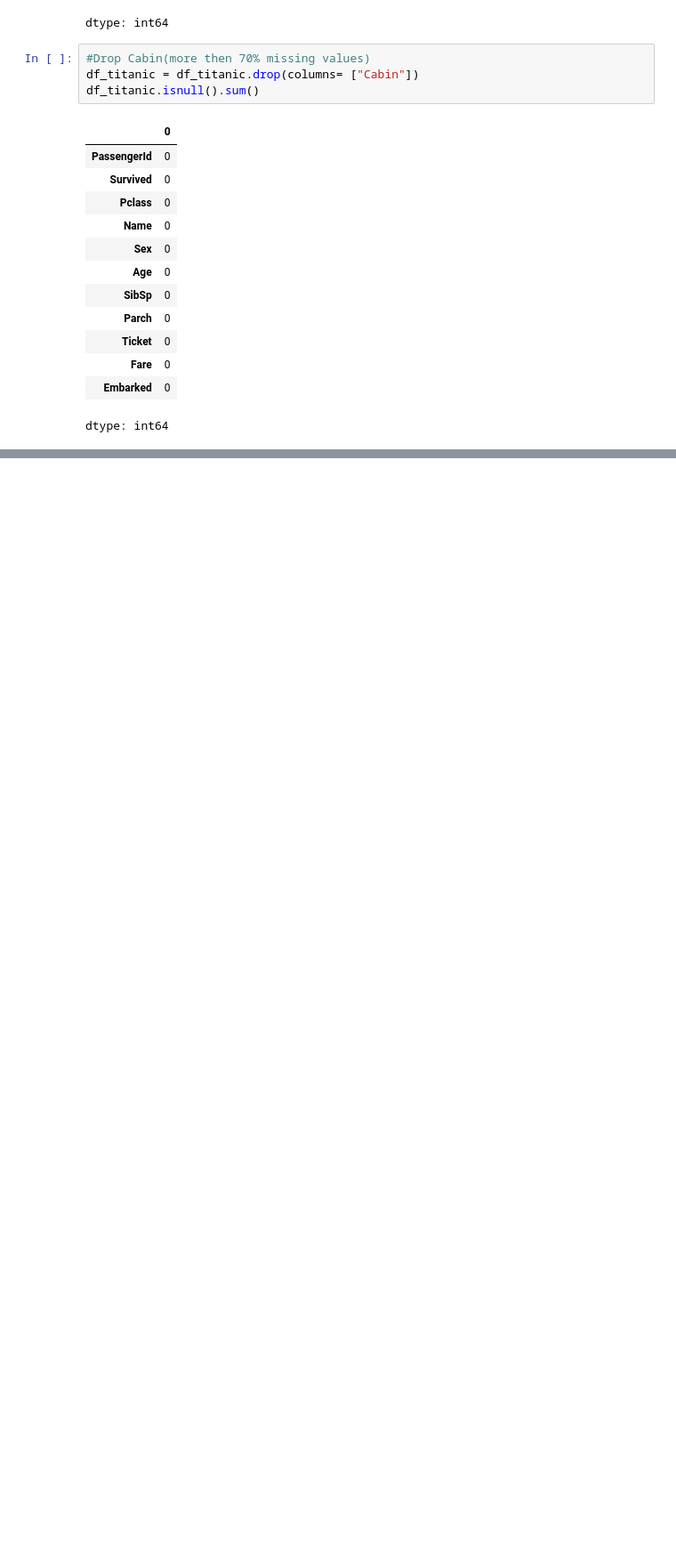
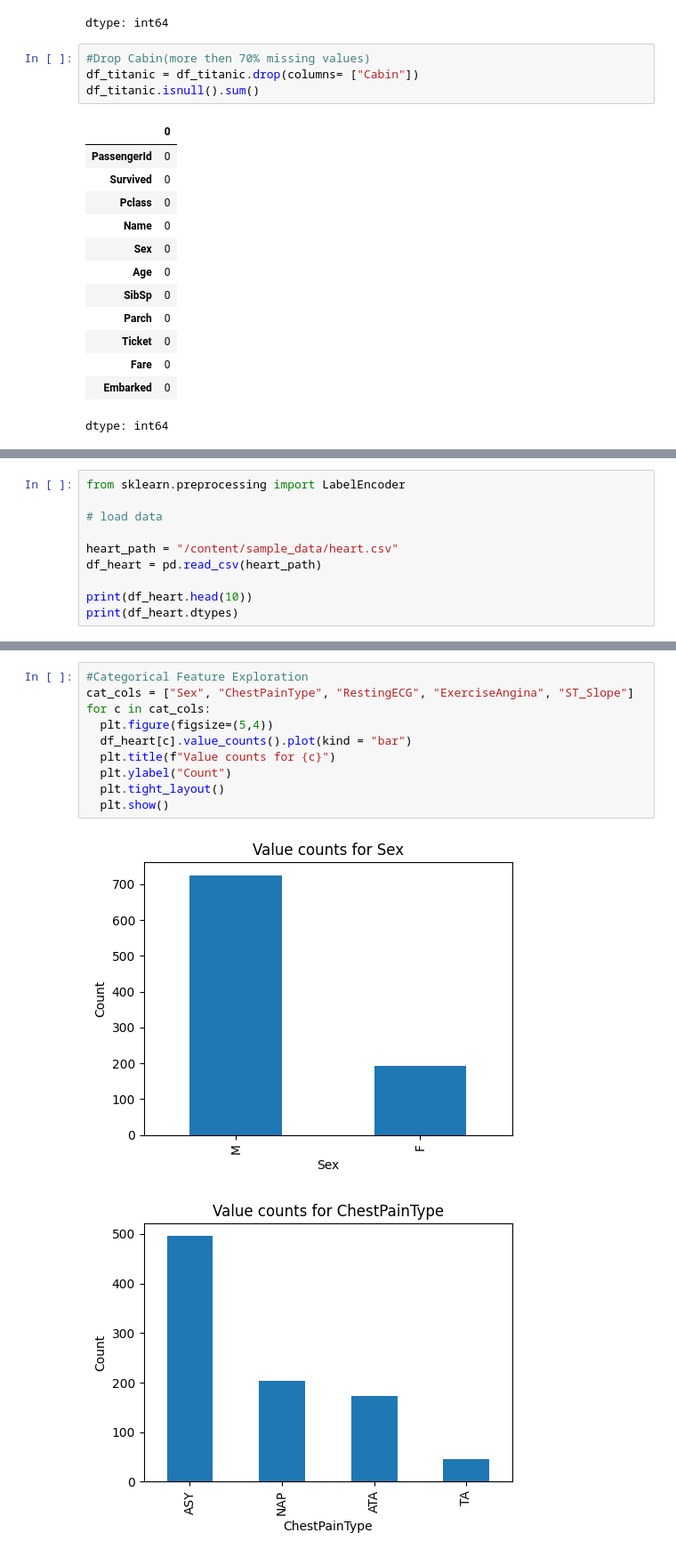
Before and after one commit to hijbullahx/AI-ML-with-phitron, a Jupyter notebook: 02_Machine_Learning/07/Data Preprocessing and Feature Engineering.ipynb, the cells around one changed output, grey strips where cells are left out. Shown at 89% size. Saved outputs shown, nothing was run; the diff lists cells and outputs as text; blank space fills up the shorter version.

Commit message:
Encoding Categorical Variables or Features

```diff
--- a/02_Machine_Learning/07/Data Preprocessing and Feature Engineering.ipynb
+++ b/02_Machine_Learning/07/Data Preprocessing and Feature Engineering.ipynb
@@ -151,0 +154,10 @@ dtype: int64
+# %%
+from sklearn.preprocessing import LabelEncoder
+
+# load data
+
+heart_path = "/content/sample_data/heart.csv"
+df_heart = pd.read_csv(heart_path)
+
+print(df_heart.head(10))
+print(df_heart.dtypes)
@@ -151,0 +182,13 @@ dtype: int64
+# %%
+#Categorical Feature Exploration
+cat_cols = ["Sex", "ChestPainType", "RestingECG", "ExerciseAngina", "ST_Slope"]
+for c in cat_cols:
+  plt.figure(figsize=(5,4))
+  df_heart[c].value_counts().plot(kind = "bar")
+  plt.title(f"Value counts for {c}")
+  plt.ylabel("Count")
+  plt.tight_layout()
+  plt.show()
+# %% [output]
+[figure, added]
+[figure, added]
```
Also changed, not shown: parts of 5 cells of this notebook.
